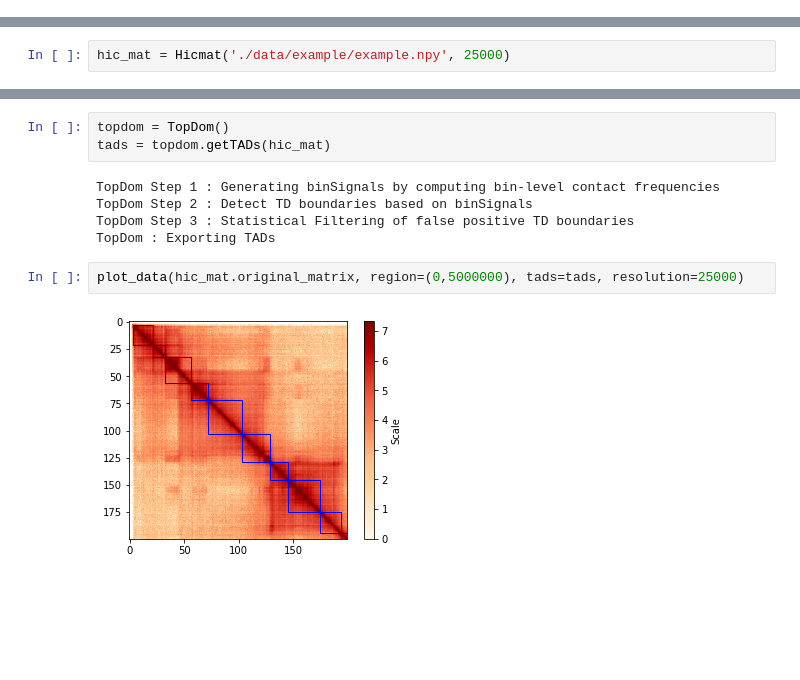
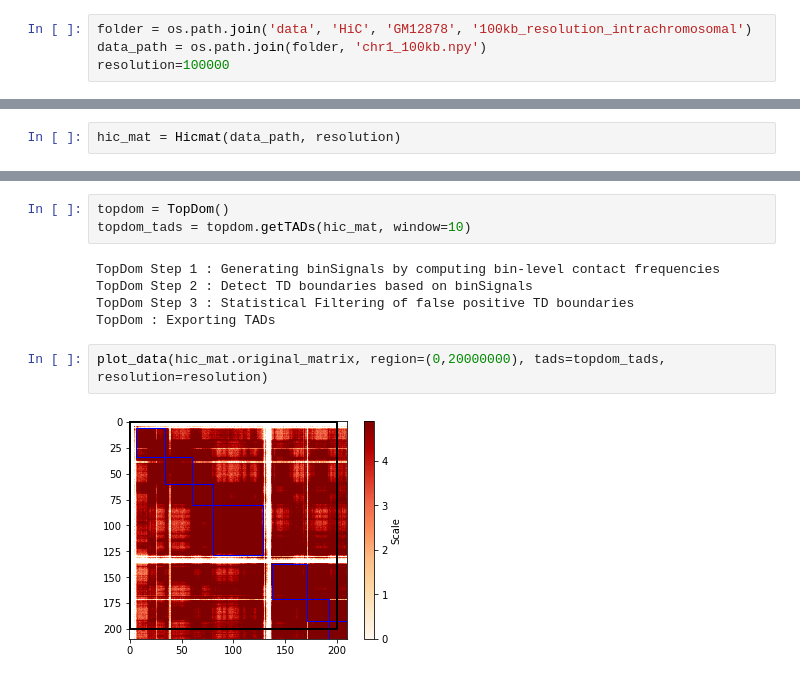
Before and after one commit to meet-eu-21/Team-SA1, a Jupyter notebook: TAD_tutorial.ipynb, the cells around one changed output, grey strips where cells are left out. Cells and saved outputs as stored; diff of their text form; blank space fills up the shorter version.

```diff
--- a/TAD_tutorial.ipynb
+++ b/TAD_tutorial.ipynb
@@ -6,0 +7,4 @@ from src.tad_algo import TopDom
+# %%
+folder = os.path.join('data', 'HiC', 'GM12878', '100kb_resolution_intrachromosomal')
+data_path = os.path.join(folder, 'chr1_100kb.npy')
+resolution=100000
@@ -7,5 +14,5 @@ from src.tad_algo import TopDom
 # %%
-hic_mat = Hicmat('./data/example/example.npy', 25000)
+hic_mat = Hicmat(data_path, resolution)
 # %%
 hic_mat.filter(threshold = 1)
 # %%
@@ -15,12 +22,12 @@ plot_data(hic_mat.reduced_matrix)
 # %%
 topdom = TopDom()
-tads = topdom.getTADs(hic_mat)
+topdom_tads = topdom.getTADs(hic_mat, window=10)
 # %% [output]
 TopDom Step 1 : Generating binSignals by computing bin-level contact frequencies
 TopDom Step 2 : Detect TD boundaries based on binSignals
 TopDom Step 3 : Statistical Filtering of false positive TD boundaries
 TopDom : Exporting TADs
 # %%
-plot_data(hic_mat.original_matrix, region=(0,5000000), tads=tads, resolution=25000)
+plot_data(hic_mat.original_matrix, region=(0,20000000), tads=topdom_tads, resolution=resolution)
 # %% [output]
-[figure, old version]
+[figure, new version]
```
Also changed, not shown: parts of 4 cells of this notebook.
